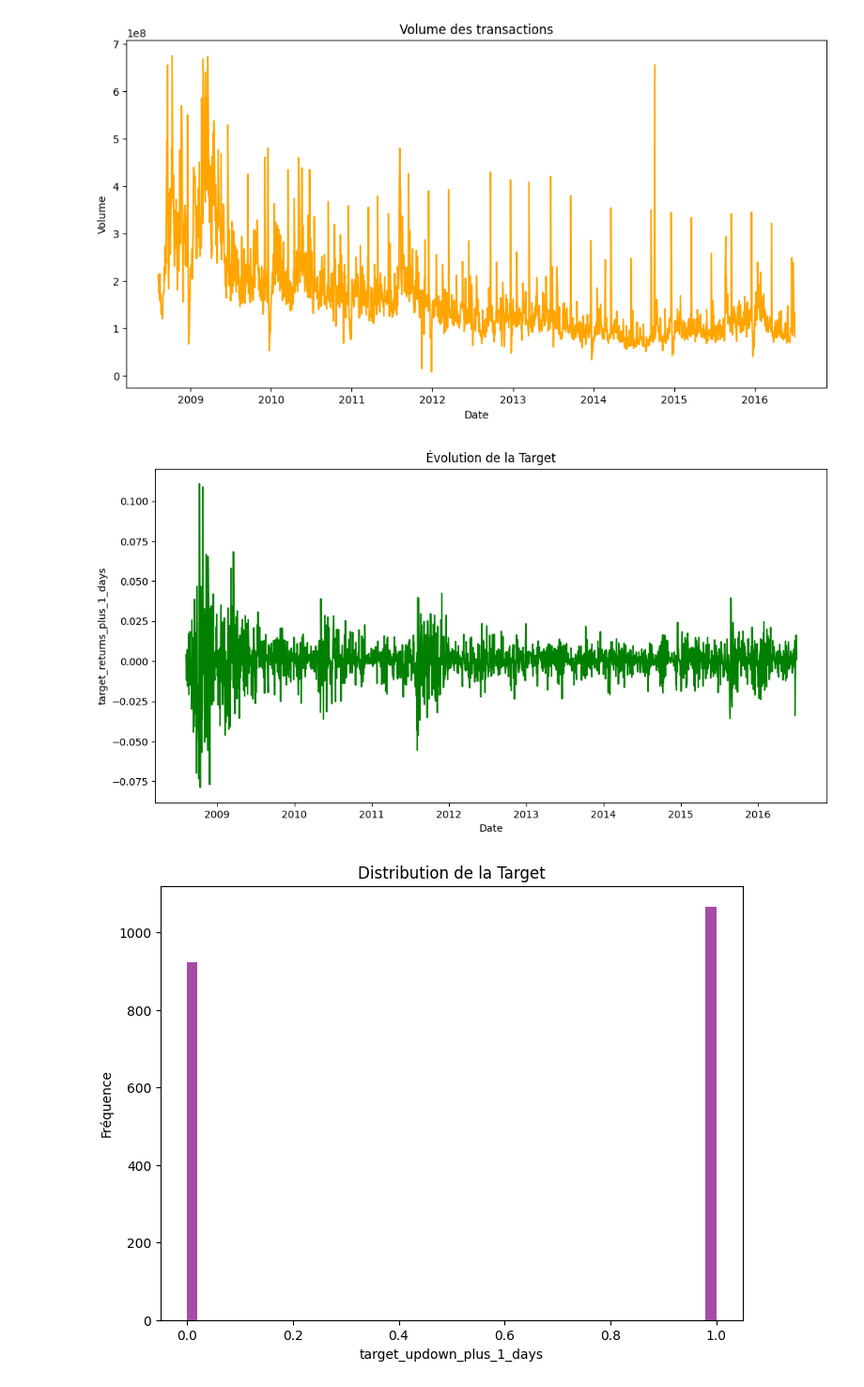
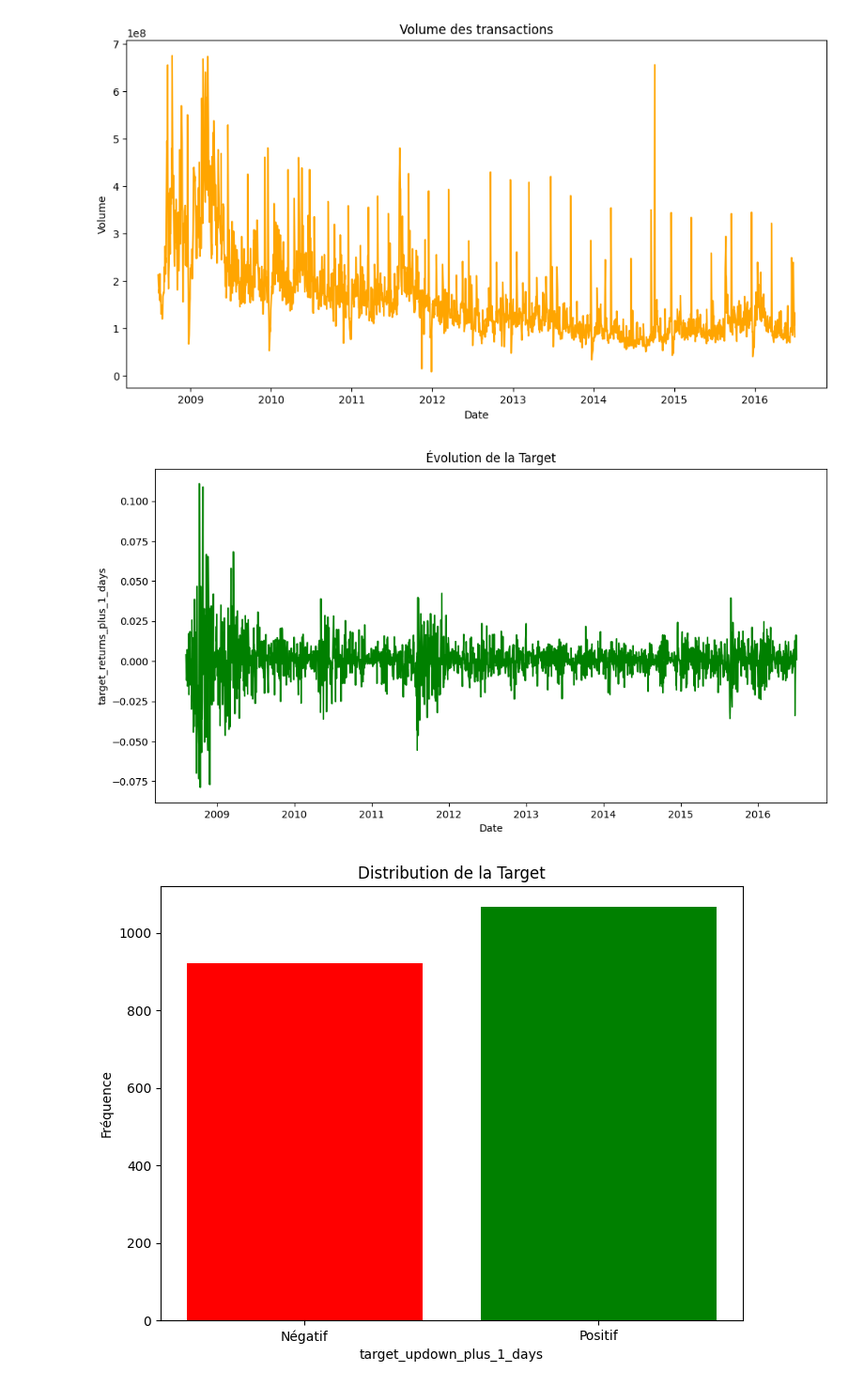
Before and after one commit to ArthurEDLP/projet_deep_learning, a Jupyter notebook: analyse.ipynb, the cells around one changed output. Shown at 94% size. Drawn from its saved outputs; the diff is of its cells as text; code cells hidden in the pictures.

```diff
--- a/analyse.ipynb
+++ b/analyse.ipynb
@@ -57,24 +57,26 @@ plt.show()
 # %%
 # Visualiser la target
 
 # Avec les valeurs
 
 plt.figure(figsize=(12, 6))
 plt.plot(df['date'], df['target_returns_plus_1_days'], color='green')
 plt.xlabel('Date')
 plt.ylabel('target_returns_plus_1_days')
 plt.title('Évolution de la Target')
 plt.show()
 
 
 # Positif vs Négatif
 
 plt.figure(figsize=(8, 6))
-plt.hist(df['target_updown_plus_1_days'], bins=50, color='purple', alpha=0.7)
+plt.bar(['Négatif', 'Positif'],
+        [sum(df['target_updown_plus_1_days'] == 0), sum(df['target_updown_plus_1_days'] == 1)],
+        color=['red', 'green'])
 plt.xlabel('target_updown_plus_1_days')
 plt.ylabel('Fréquence')
 plt.title('Distribution de la Target')
 plt.show()
 # %% [output]
 [figure]
-[figure, old version]
+[figure, new version]
```
Also changed, not shown: parts of 3 cells of this notebook, 1 other file.
